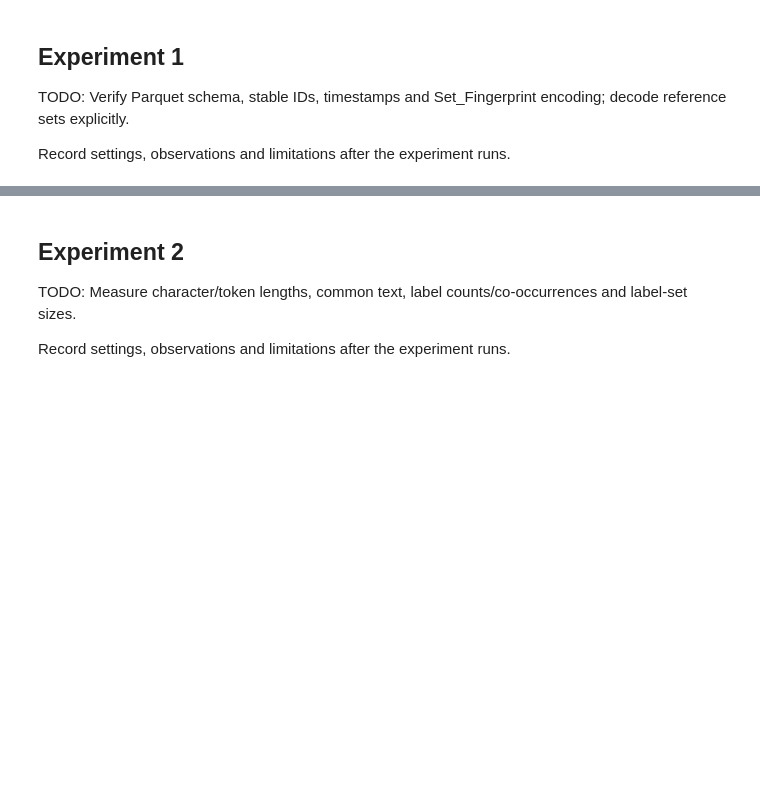
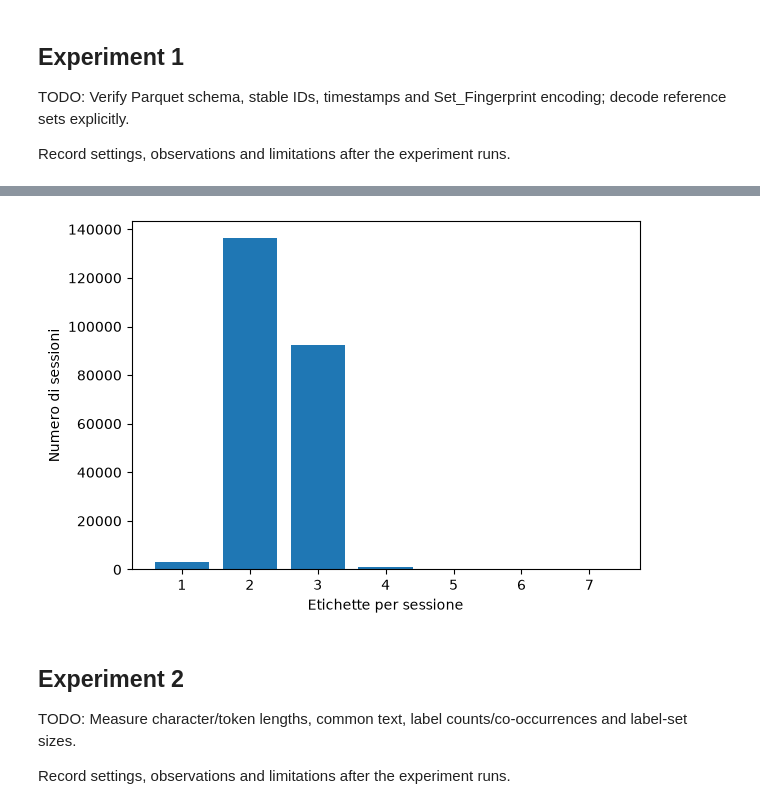
Before and after one commit to grabls/proj6_ml4n, a Jupyter notebook: notebooks/01_data.ipynb, the cells around one changed output, grey strips where cells are left out. Saved outputs shown, nothing was run; the diff lists cells and outputs as text; code cells hidden in the pictures; blank space fills up the shorter version.

```diff
--- a/notebooks/01_data.ipynb
+++ b/notebooks/01_data.ipynb
@@ -20,20 +1,8 @@ Le etichette sono in `Set_Fingerprint` (lista di stringhe). Prima verificate il
 # %%
 from pathlib import Path
 import sys
-
-ROOT = Path.cwd().resolve()
-if not (ROOT / "src" / "data.py").is_file():
-    ROOT = ROOT.parent
-if not (ROOT / "src" / "data.py").is_file():
-    raise RuntimeError("Launch Jupyter from the repository root or notebooks directory")
-if str(ROOT) not in sys.path:
-    sys.path.insert(0, str(ROOT))
-
 import numpy as np
 import pandas as pd
 from src.data import LABELS, SEED, load_dataset
 from src import data
-
-DATA_PATH = ROOT / "data" / "ssh_attacks.parquet"
-# TODO: verificare schema e contenuto del dataset locale prima degli esperimenti.
-# sessions = load_dataset(DATA_PATH)
+DATA_PATH = "data/ssh_attacks.parquet"
@@ -50,3 +150,15 @@ Record settings, observations and limitations after the experiment runs.
+# %%
+#quante sess hanno 1,2,3 etichette?
+distribuzione = pd.Series(lsz).value_counts().sort_index()
+
+fig, ax = plt.subplots(figsize=(6, 4), layout="constrained")
+ax.bar(distribuzione.index, distribuzione.values)
+ax.set(xlabel="Etichette per sessione", ylabel="Numero di sessioni")
+ax.set_xticks(distribuzione.index)
+
+plt.show()
+# %% [output]
+[figure, added]
 # %% [markdown]
 ## Experiment 2
 
```
Also changed, not shown: parts of 6 cells of this notebook, 1 other file.
